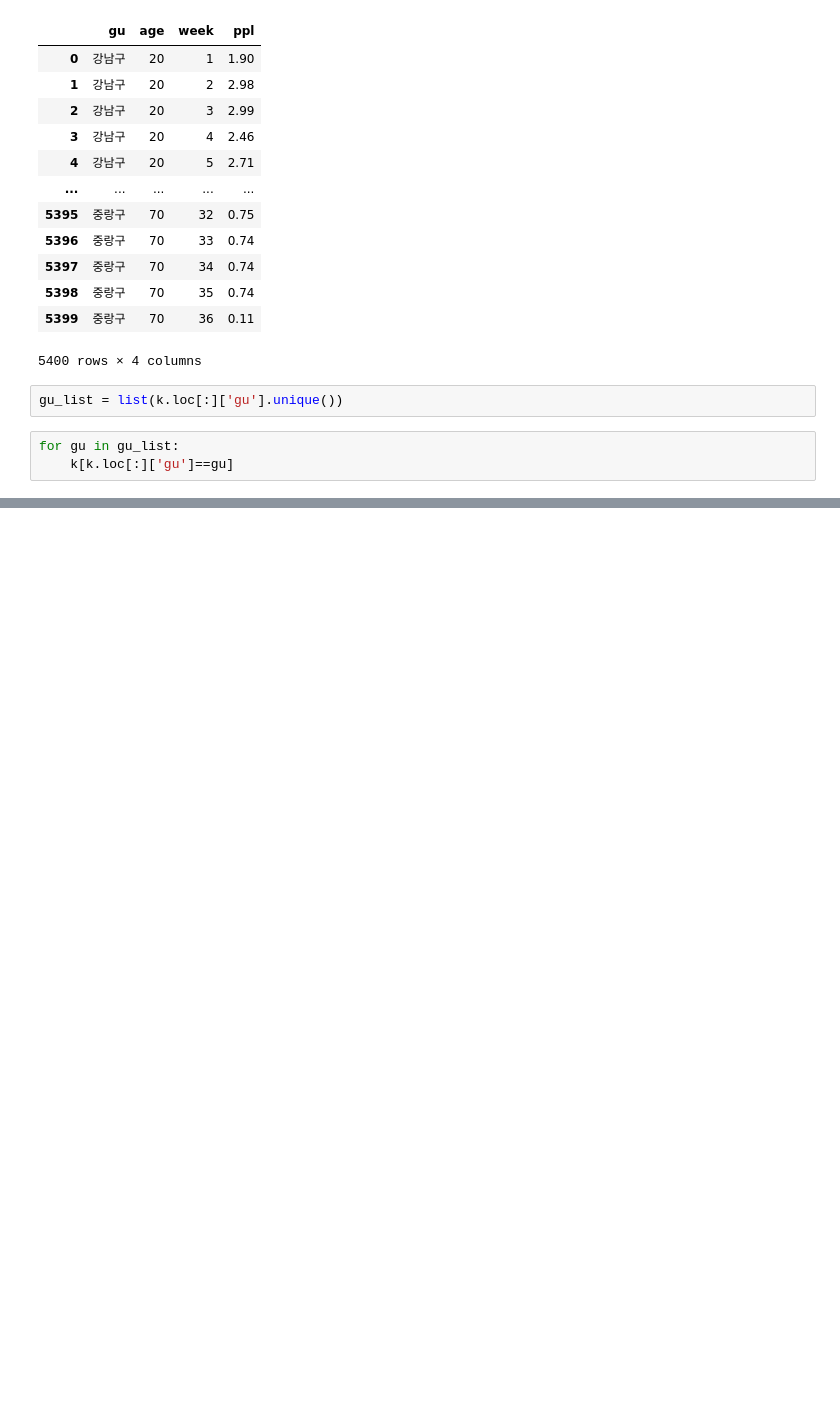
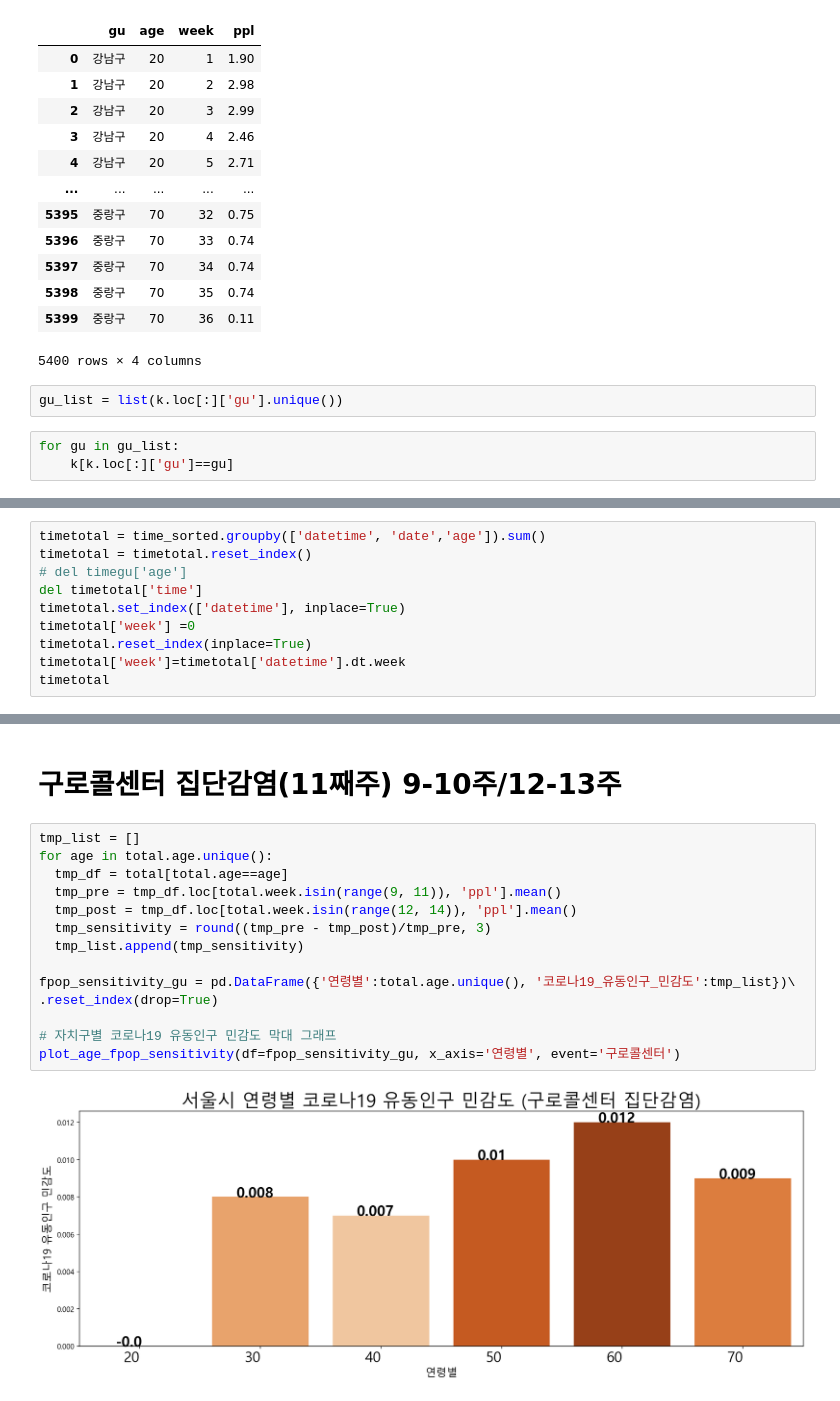
Before and after one commit to Changyoon-Lee/big_contest, a Jupyter notebook: 구별 코로나 민감도/코로나 확진 연령별 민감도 구하기.ipynb, the cells around one changed output, grey strips where cells are left out. Cells and saved outputs as stored; diff of their text form; blank space fills up the shorter version.

```diff
--- a/구별 코로나 민감도/코로나 확진 연령별 민감도 구하기.ipynb
+++ b/구별 코로나 민감도/코로나 확진 연령별 민감도 구하기.ipynb
@@ -426,0 +395,10 @@ for gu in gu_list:
+# %%
+timetotal = time_sorted.groupby(['datetime', 'date','age']).sum()
+timetotal = timetotal.reset_index()
+# del timegu['age']
+del timetotal['time']
+timetotal.set_index(['datetime'], inplace=True)
+timetotal['week'] =0
+timetotal.reset_index(inplace=True)
+timetotal['week']=timetotal['datetime'].dt.week
+timetotal
@@ -426,0 +475,18 @@ for gu in gu_list:
+# %% [markdown]
+# 구로콜센터 집단감염(11째주) 9-10주/12-13주
+# %%
+tmp_list = []
+for age in total.age.unique():
+  tmp_df = total[total.age==age]
+  tmp_pre = tmp_df.loc[total.week.isin(range(9, 11)), 'ppl'].mean()
+  tmp_post = tmp_df.loc[total.week.isin(range(12, 14)), 'ppl'].mean()
+  tmp_sensitivity = round((tmp_pre - tmp_post)/tmp_pre, 3)
+  tmp_list.append(tmp_sensitivity)
+
+fpop_sensitivity_gu = pd.DataFrame({'연령별':total.age.unique(), '코로나19_유동인구_민감도':tmp_list})\
+.reset_index(drop=True)
+
+# 자치구별 코로나19 유동인구 민감도 막대 그래프
+plot_age_fpop_sensitivity(df=fpop_sensitivity_gu, x_axis='연령별', event='구로콜센터')
+# %% [output]
+[figure, added]
```
Also changed, not shown: parts of 37 cells of this notebook, 1 other file.
